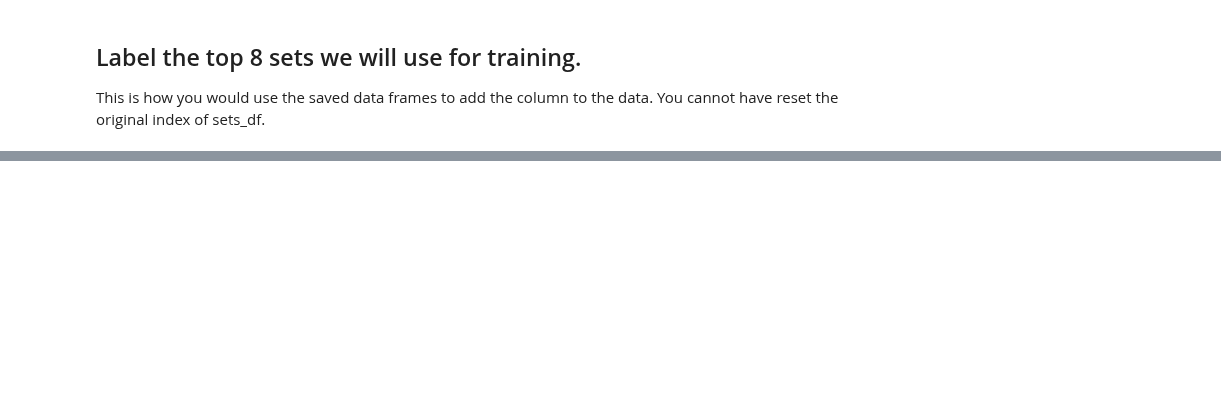
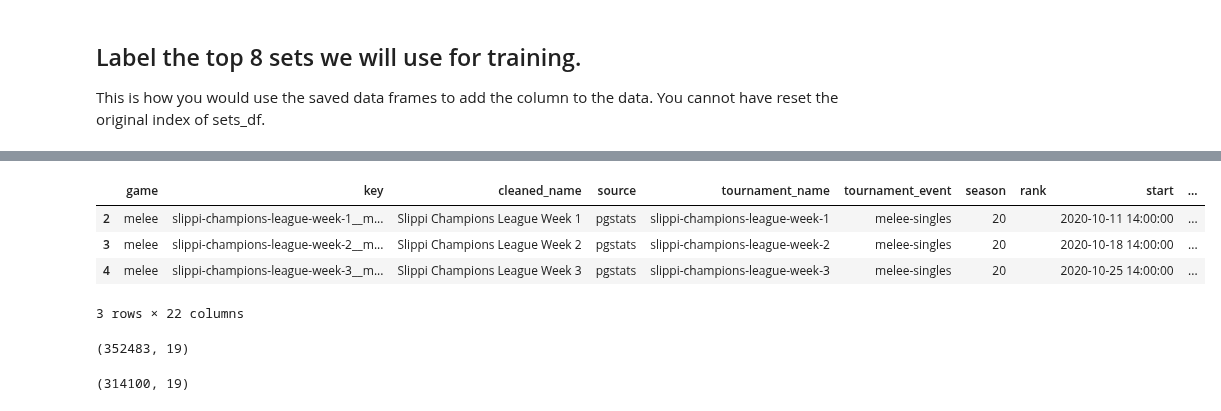
Before and after one commit to jjaw89/fall-2024-smash-melee-top-8-prediction, a Jupyter notebook: data_exploration/jaspar_top_8.ipynb, the cells around one changed output, grey strips where cells are left out. Cells and saved outputs as stored; diff of their text form; code cells hidden in the pictures; blank space fills up the shorter version.

```diff
--- a/data_exploration/jaspar_top_8.ipynb
+++ b/data_exploration/jaspar_top_8.ipynb
@@ -558,0 +1063,38 @@ labelled_sets_df.loc[indices, 'good_top_8'] = True
+# %%
+major_tournament_info_df = pd.read_pickle(data_path + 'major_tournament_info_df.pkl')
+
+major_tournament_info_df.head(3)
+# %% [output]
+|  | game | key | cleaned_name | source | tournament_name | tournament_event | season | rank | start | ... |
+| 2 | melee | slippi-champions-league-week-1__m... | Slippi Champions League Week 1 | pgstats | slippi-champions-league-week-1 | melee-singles | 20 |  | 2020-10-11 14:00:00 | ... |
+| 3 | melee | slippi-champions-league-week-2__m... | Slippi Champions League Week 2 | pgstats | slippi-champions-league-week-2 | melee-singles | 20 |  | 2020-10-18 14:00:00 | ... |
+| 4 | melee | slippi-champions-league-week-3__m... | Slippi Champions League Week 3 | pgstats | slippi-champions-league-week-3 | melee-singles | 20 |  | 2020-10-25 14:00:00 | ... |
+3 rows × 22 columns
+# %%
+labelled_sets_df = sets_df.copy()
+
+# Label all the top 8 sets
+index_list = list(top_8_sets.index)
+labelled_sets_df['top_8'] = False
+labelled_sets_df.loc[index_list, 'top_8'] = True
+labelled_sets_df['top_8_location_names'] = ''
+labelled_sets_df.loc[index_list, 'top_8_location_names'] = top_8_sets['top_8_location_names']
+
+
+# Label all the top 8 sets with in a valid bracket
+index_list = list(good_top_8_sets_labels.index)
+labelled_sets_df['valid_top_8_bracket'] = False
+labelled_sets_df.loc[index_list, 'valid_top_8_bracket'] = True
+labelled_sets_df['top_8_bracket_location_names'] = ''
+labelled_sets_df.loc[index_list, 'top_8_bracket_location_names'] = good_top_8_sets_labels['top_8_location_names']
+
+# Label sets played in majors
+major_tournament_keys = list(major_tournament_info_df['key'])
+labelled_sets_df['major'] = False
+labelled_sets_df.loc[labelled_sets_df['tournament_key'].isin(major_tournament_keys), 'major'] = True
+
+print(labelled_sets_df[labelled_sets_df['top_8']==True].shape)
+labelled_sets_df[labelled_sets_df['valid_top_8_bracket']==True].shape
+# %% [output]
+(352483, 19)
+(314100, 19)
```
Also changed, not shown: parts of 33 cells of this notebook, 3 other files.
